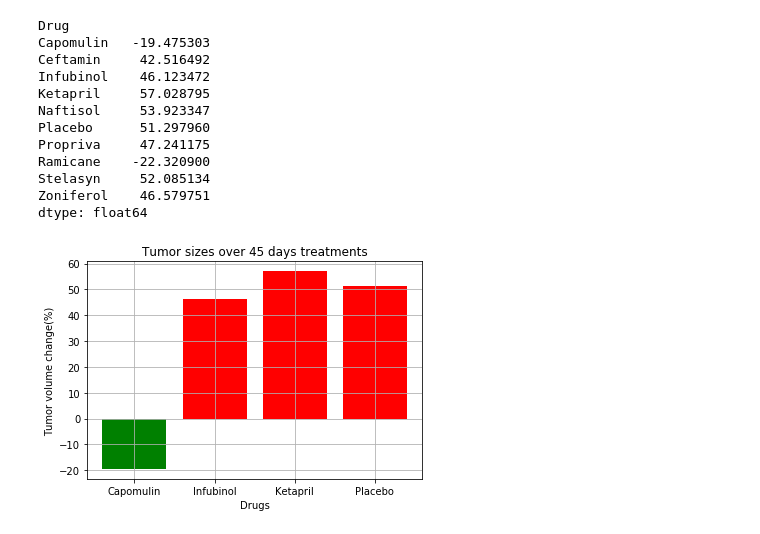
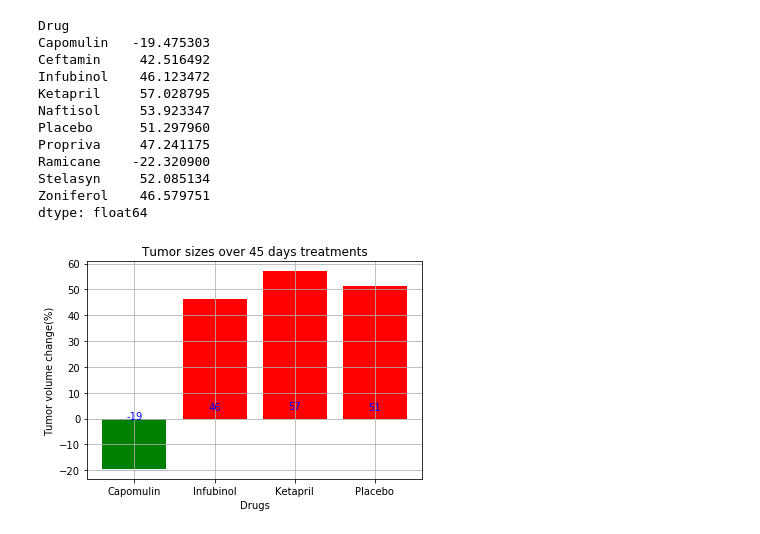
Before and after one commit to thphan12/Matplotlib, a Jupyter notebook: HW5.ipynb, the cells around one changed output. Saved outputs shown, nothing was run; the diff lists cells and outputs as text; code cells hidden in the pictures.

```diff
--- a/HW5.ipynb
+++ b/HW5.ipynb
@@ -346,38 +346,45 @@ dtype: float64
 # %%
 # Store all Relevant Percent Changes into a Tuple
 
 ptc_change=(percent_change["Capomulin"],percent_change["Infubinol"], percent_change["Ketapril"], percent_change["Placebo"])
 
 
 # Splice the data between passing and failing drugs
-plt.bar(percent_change.index[0], percent_change["Capomulin"], color='g')
-plt.bar(percent_change.index[2], percent_change["Infubinol"], color='r')
-plt.bar(percent_change.index[3], percent_change["Ketapril"], color='r')
-plt.bar(percent_change.index[5], percent_change["Placebo"], color='r')
+fig, ax = plt.subplots()
+
+rects1=ax.bar(percent_change.index[0], percent_change["Capomulin"], color='g')
+rects2=ax.bar(percent_change.index[2], percent_change["Infubinol"], color='r')
+rects3=ax.bar(percent_change.index[3], percent_change["Ketapril"], color='r')
+rects4=ax.bar(percent_change.index[5], percent_change["Placebo"], color='r')
 # Orient widths. Add labels, tick marks, etc.
 plt.title("Tumor sizes over 45 days treatments")
 plt.grid(True)
 plt.xlabel("Drugs")
 plt.ylabel("Tumor volume change(%)")
 
 
-# Save the Figure
+
+# Use functions to label the percentages of changes
+def autolabel(rects):
+    # attach some text labels
+    for rect in rects:
+        height = rect.get_height()
+        ax.text(rect.get_x() + rect.get_width()/2., .05*height,
+                '%d' % int(height),
+                ha='center', va='bottom', color='blue')
 
 
-
-
-# Use functions to label the percentages of changes
-# def autolabelfail(rects)
-#     for rect in rects
-#      height= rect.get_height()
-#      ax.text(rect.get_x(),
 # Call functions to implement the function calls
 
 
+autolabel(rects1)
+autolabel(rects2)
+autolabel(rects3)
+autolabel(rects4)
 # Save the Figure
 
 plt.savefig("../Images/Tumor_size_treatment.png")
 # Show the Figure
 plt.show()
 # %% [output]
-[figure, old version]
+[figure, new version]
```
